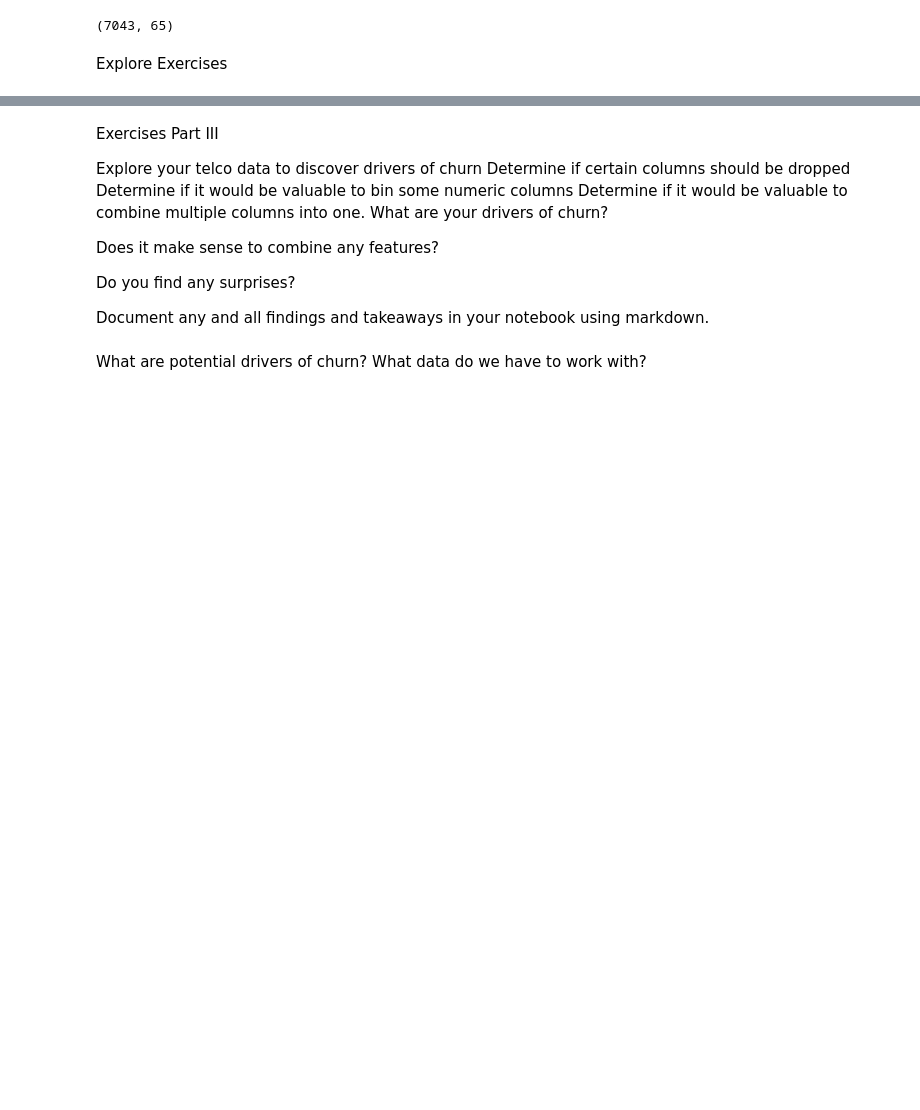
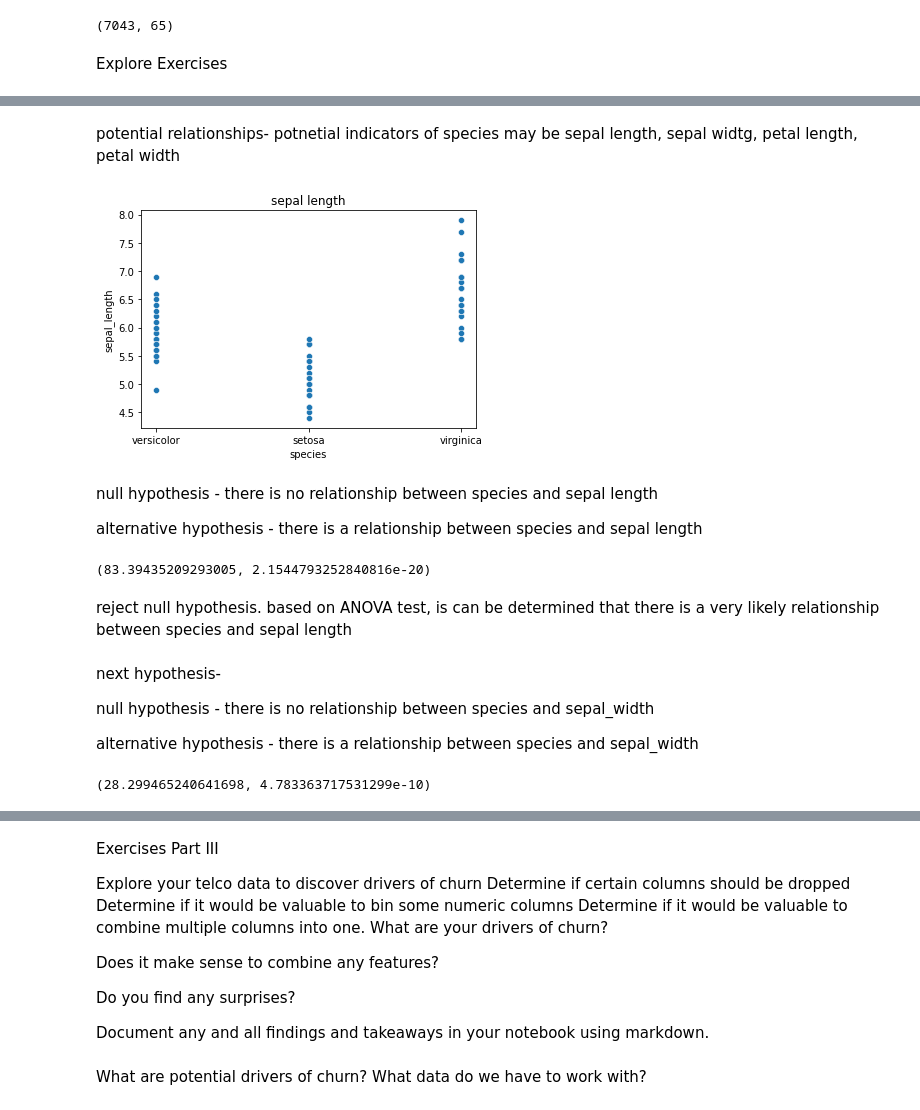
Before and after one commit to mindyshiben/classification-exercises, a Jupyter notebook: classification_exercises.ipynb, the cells around one changed output, grey strips where cells are left out. Drawn from its saved outputs; the diff is of its cells as text; code cells hidden in the pictures; blank space fills up the shorter version.

```diff
--- a/classification_exercises.ipynb
+++ b/classification_exercises.ipynb
@@ -614,0 +691,13 @@ from sklearn.model_selection import train_test_split
+# %% [markdown]
+potential relationships-
+potnetial indicators of species may be sepal length, sepal widtg, petal length, petal width
+# %%
+plt.title("sepal length")
+sns.scatterplot(x="species", y="sepal_length", data=train)
+plt.show()
+# %% [output]
+[figure, added]
+# %% [markdown]
+null hypothesis - there is no relationship between species and sepal length
+
+alternative hypothesis - there is a relationship between species and sepal length
@@ -614,0 +710,13 @@ from sklearn.model_selection import train_test_split
+# %%
+f, p = stats.f_oneway(versicolor_sepal_length, virginica_sepal_length, setosa_sepal_length)
+f, p
+# %% [output]
+(83.39435209293005, 2.1544793252840816e-20)
+# %% [markdown]
+reject null hypothesis. based on ANOVA test, is can be determined that there is a very likely relationship between species and sepal length
+# %% [markdown]
+next hypothesis-
+
+null hypothesis - there is no relationship between species and sepal_width
+
+alternative hypothesis - there is a relationship between species and sepal_width
@@ -614,0 +727,5 @@ from sklearn.model_selection import train_test_split
+# %%
+f, p = stats.f_oneway(versicolor_sepal_width, virginica_sepal_width, setosa_sepal_width)
+f, p
+# %% [output]
+(28.299465240641698, 4.783363717531299e-10)
```
Also changed, not shown: parts of 55 cells of this notebook.
